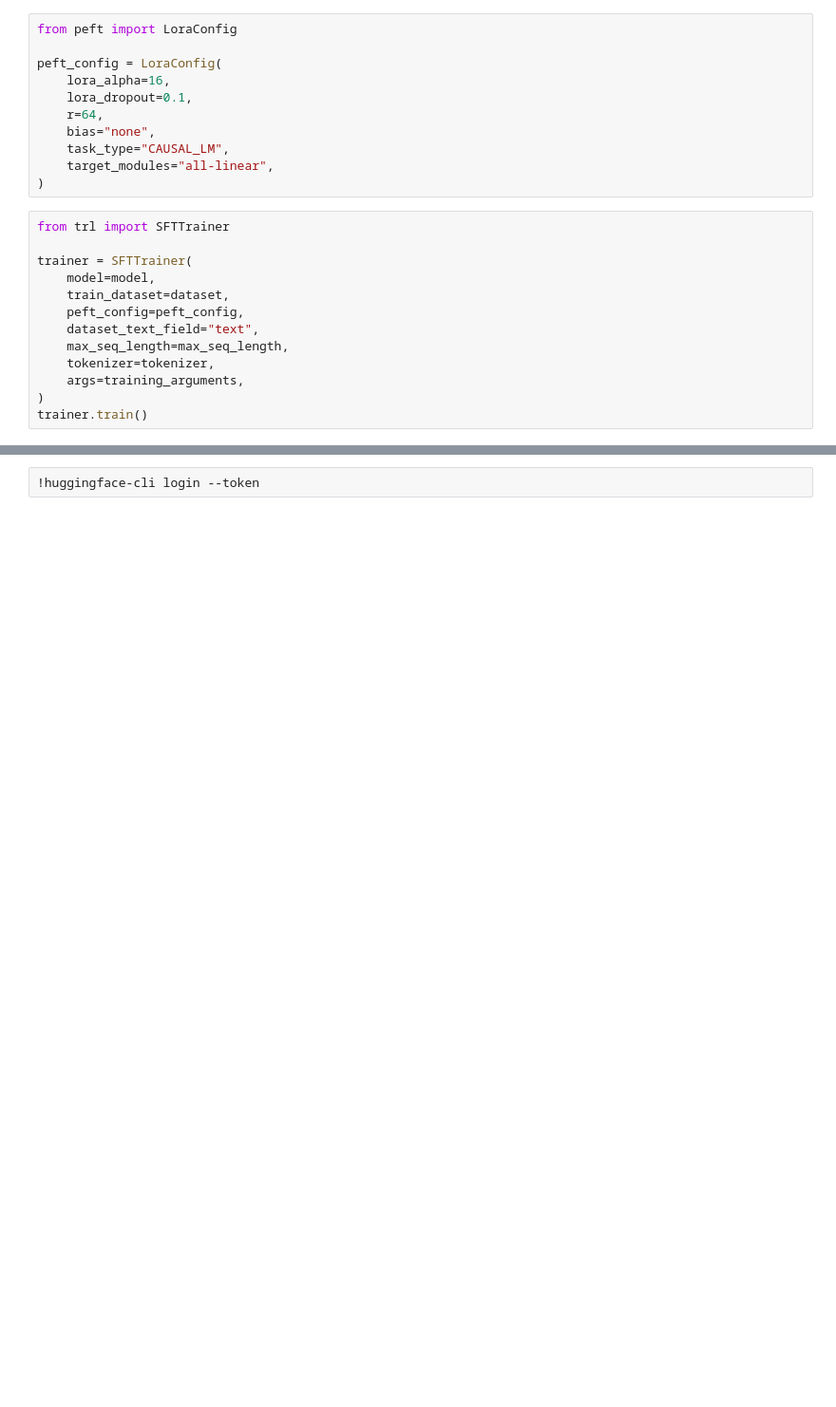
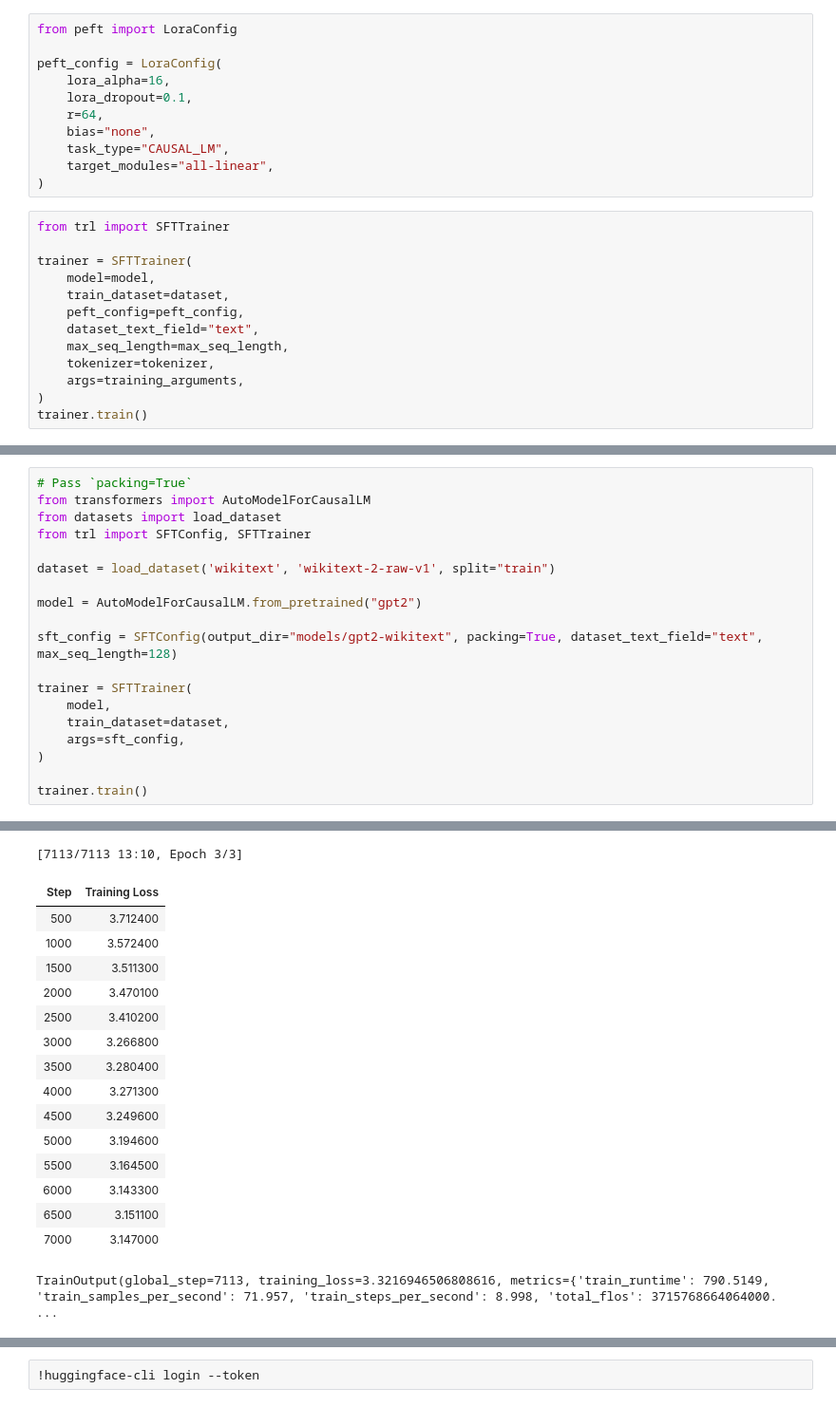
Before and after one commit to yungshun317/torch-nlp, a Jupyter notebook: large_language_models.ipynb, the cells around one changed output, grey strips where cells are left out. Shown at 95% size. Cells and saved outputs as stored; diff of their text form; blank space fills up the shorter version.

```diff
--- a/large_language_models.ipynb
+++ b/large_language_models.ipynb
@@ -323,0 +429,20 @@ Popular open source datasets for fine-tuning large language models (LLMs).
+# %%
+# Pass `packing=True`
+from transformers import AutoModelForCausalLM
+from datasets import load_dataset
+from trl import SFTConfig, SFTTrainer
+
+dataset = load_dataset('wikitext', 'wikitext-2-raw-v1', split="train")
+
+model = AutoModelForCausalLM.from_pretrained("gpt2")
+
+sft_config = SFTConfig(output_dir="models/gpt2-wikitext", packing=True, dataset_text_field="text", max_seq_length=128)
+
+trainer = SFTTrainer(
+    model,
+    train_dataset=dataset,
+    args=sft_config,
+)
+
+trainer.train()
+# %% [output]
@@ -323,0 +456,17 @@ Popular open source datasets for fine-tuning large language models (LLMs).
+[7113/7113 13:10, Epoch 3/3]
+| Step | Training Loss |
+| 500 | 3.712400 |
+| 1000 | 3.572400 |
+| 1500 | 3.511300 |
+| 2000 | 3.470100 |
+| 2500 | 3.410200 |
+| 3000 | 3.266800 |
+| 3500 | 3.280400 |
+| 4000 | 3.271300 |
+| 4500 | 3.249600 |
+| 5000 | 3.194600 |
+| 5500 | 3.164500 |
+| 6000 | 3.143300 |
+| 6500 | 3.151100 |
+| 7000 | 3.147000 |
+TrainOutput(global_step=7113, training_loss=3.3216946506808616, metrics={'train_runtime': 790.5149, 'train_samples_per_second': 71.957, 'train_steps_per_second': 8.998, 'total_flos': 3715768664064000. ...
```
Also changed, not shown: parts of 12 cells of this notebook.
